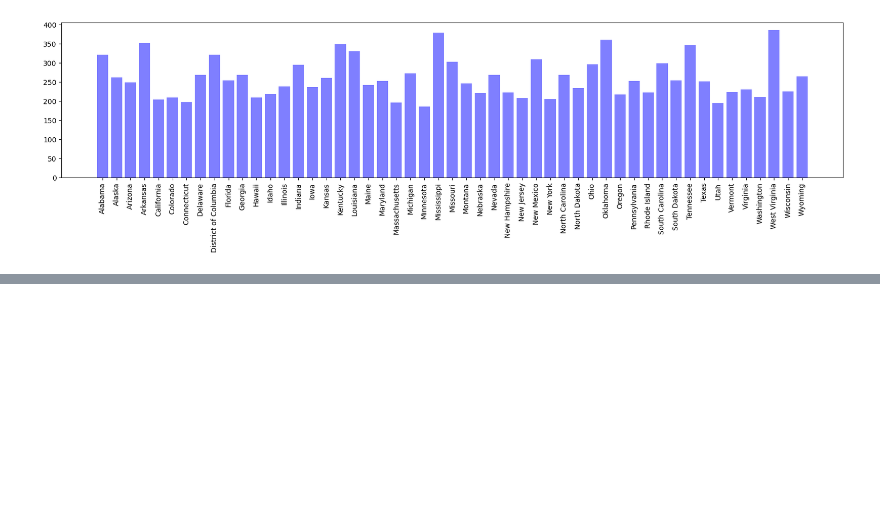
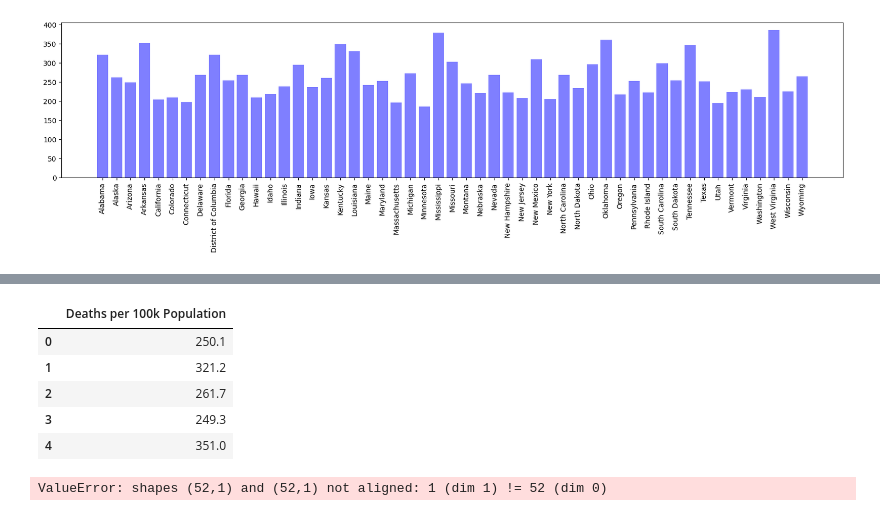
Before and after one commit to redpandata19/Project_1_Team_5, a Jupyter notebook: Premature_deaths.ipynb, the cells around one changed output, grey strips where cells are left out. Cells and saved outputs as stored; diff of their text form; code cells hidden in the pictures; blank space fills up the shorter version.

```diff
--- a/Premature_deaths.ipynb
+++ b/Premature_deaths.ipynb
@@ -560,0 +588,22 @@ plt.show()
+# %%
+avoi_factor = avoi_deaths_narrow["Deaths per 100k Population"]
+avoidable_deaths_df = pd.DataFrame(avoi_factor)
+avoidable_deaths_df.head()
+# %% [output]
+|  | Deaths per 100k Population |
+| 0 | 250.1 |
+| 1 | 321.2 |
+| 2 | 261.7 |
+| 3 | 249.3 |
+| 4 | 351.0 |
+# %%
+uninsured = unis_1819_df.iloc[:,:]
+deaths = avoidable_deaths_df.iloc[:,:]
+correlation = st.pearsonr(uninsured,deaths)
+plt.scatter(uninsured,deaths)
+plt.xlabel('Percentage Uninsured')
+plt.ylabel('Preventable Deaths per 100,000 Population')
+print(f"The correlation between both factors is {round(correlation[0],2)}")
+plt.show()
+# %% [output]
+ValueError: shapes (52,1) and (52,1) not aligned: 1 (dim 1) != 52 (dim 0)
```
Also changed, not shown: parts of 29 cells of this notebook.
